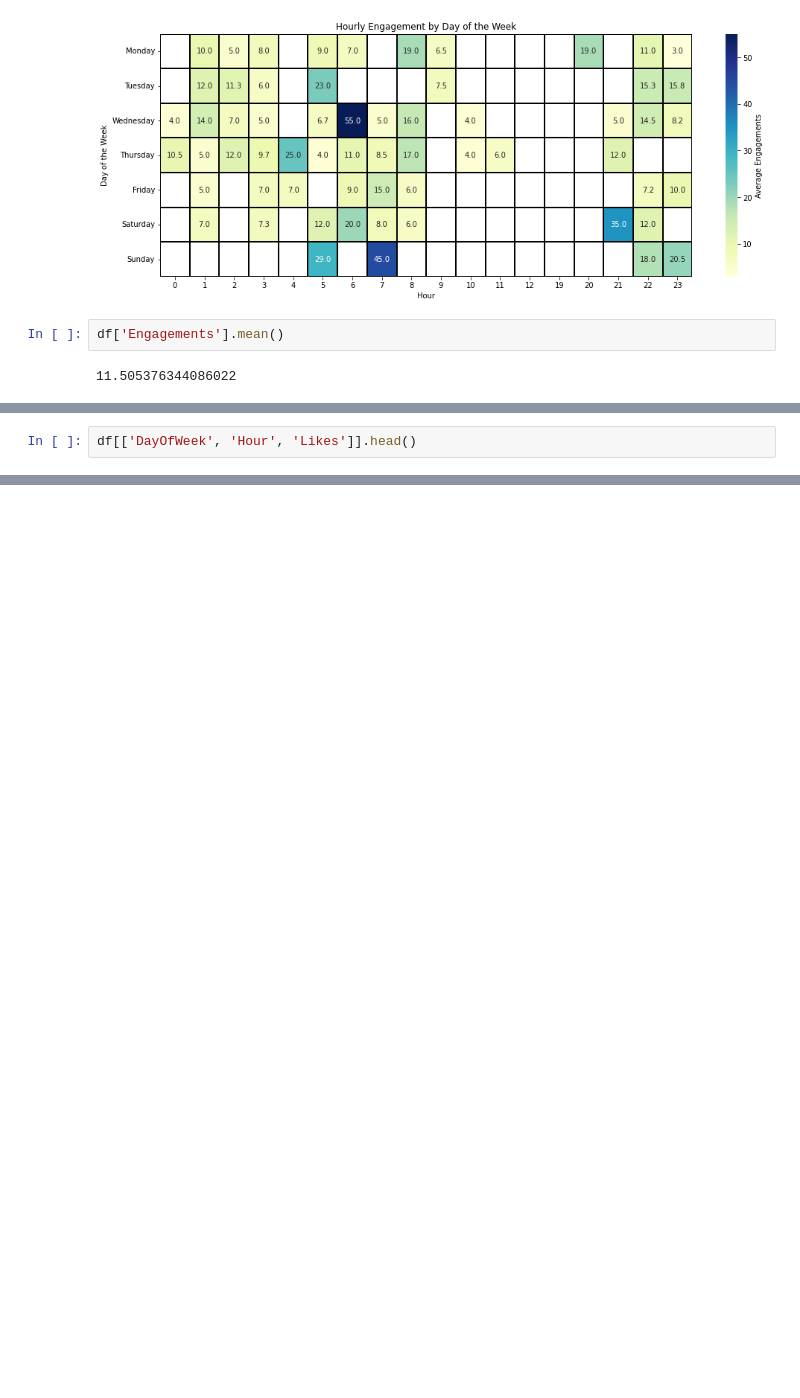
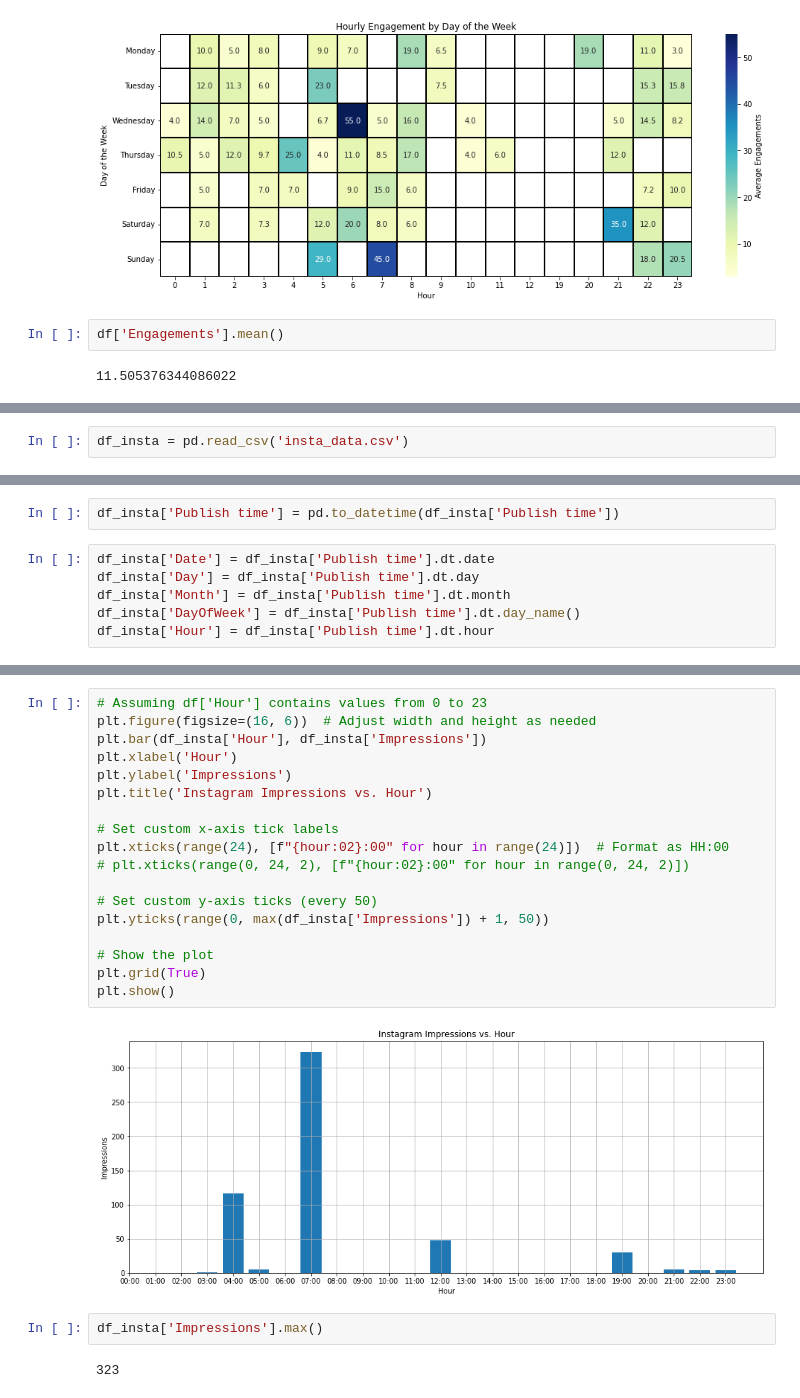
Before and after one commit to Hamzakhalidcs/Notebooks, a Jupyter notebook: Facebook DataAnlaysis.ipynb, the cells around one changed output, grey strips where cells are left out. Saved outputs shown, nothing was run; the diff lists cells and outputs as text; blank space fills up the shorter version.

Commit message:
insta EDA

```diff
--- a/Facebook DataAnlaysis.ipynb
+++ b/Facebook DataAnlaysis.ipynb
@@ -208,3 +220,3 @@ df['Engagements'].mean()
 # %%
-df[['DayOfWeek', 'Hour', 'Likes']].head()
+df_insta = pd.read_csv('insta_data.csv')
 # %%
@@ -211,0 +233,8 @@ df.head()
+# %%
+df_insta['Publish time'] = pd.to_datetime(df_insta['Publish time'])
+# %%
+df_insta['Date'] = df_insta['Publish time'].dt.date
+df_insta['Day'] = df_insta['Publish time'].dt.day
+df_insta['Month'] = df_insta['Publish time'].dt.month
+df_insta['DayOfWeek'] = df_insta['Publish time'].dt.day_name()
+df_insta['Hour'] = df_insta['Publish time'].dt.hour
@@ -211,0 +271,24 @@ df.head()
+# %%
+# Assuming df['Hour'] contains values from 0 to 23
+plt.figure(figsize=(16, 6))  # Adjust width and height as needed
+plt.bar(df_insta['Hour'], df_insta['Impressions'])
+plt.xlabel('Hour')
+plt.ylabel('Impressions')
+plt.title('Instagram Impressions vs. Hour')
+
+# Set custom x-axis tick labels
+plt.xticks(range(24), [f"{hour:02}:00" for hour in range(24)])  # Format as HH:00
+# plt.xticks(range(0, 24, 2), [f"{hour:02}:00" for hour in range(0, 24, 2)])
+
+# Set custom y-axis ticks (every 50)
+plt.yticks(range(0, max(df_insta['Impressions']) + 1, 50))
+
+# Show the plot
+plt.grid(True)
+plt.show()
+# %% [output]
+[figure, added]
+# %%
+df_insta['Impressions'].max()
+# %% [output]
+323
```
Also changed, not shown: parts of 15 cells of this notebook, 2 other files.
